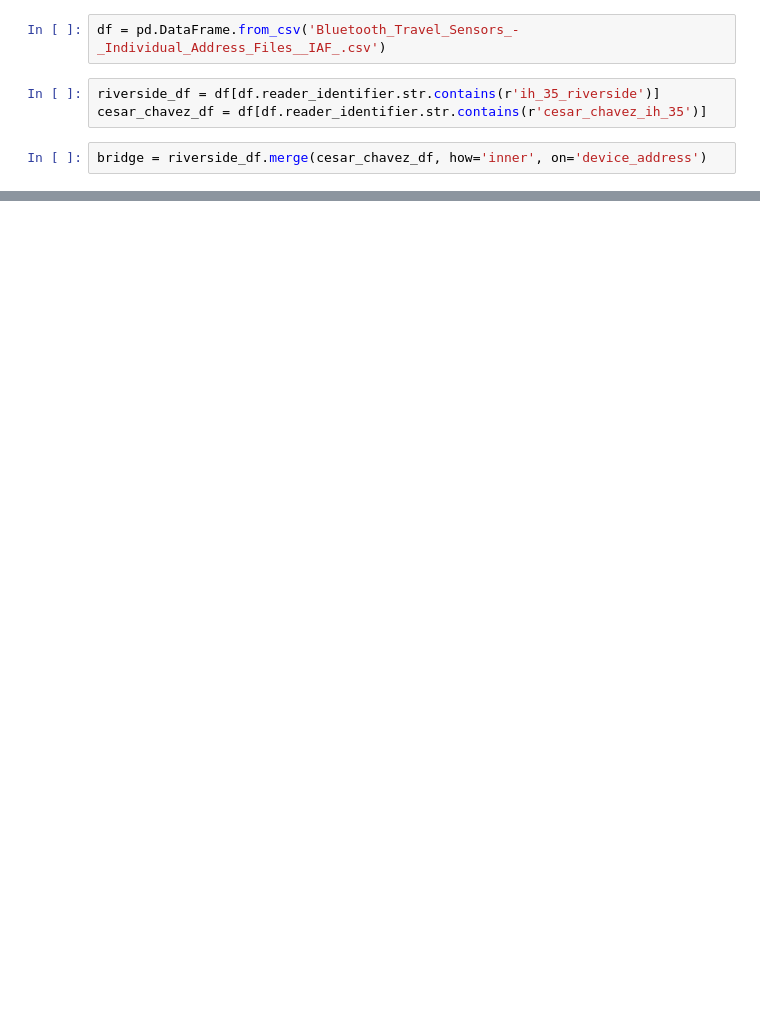
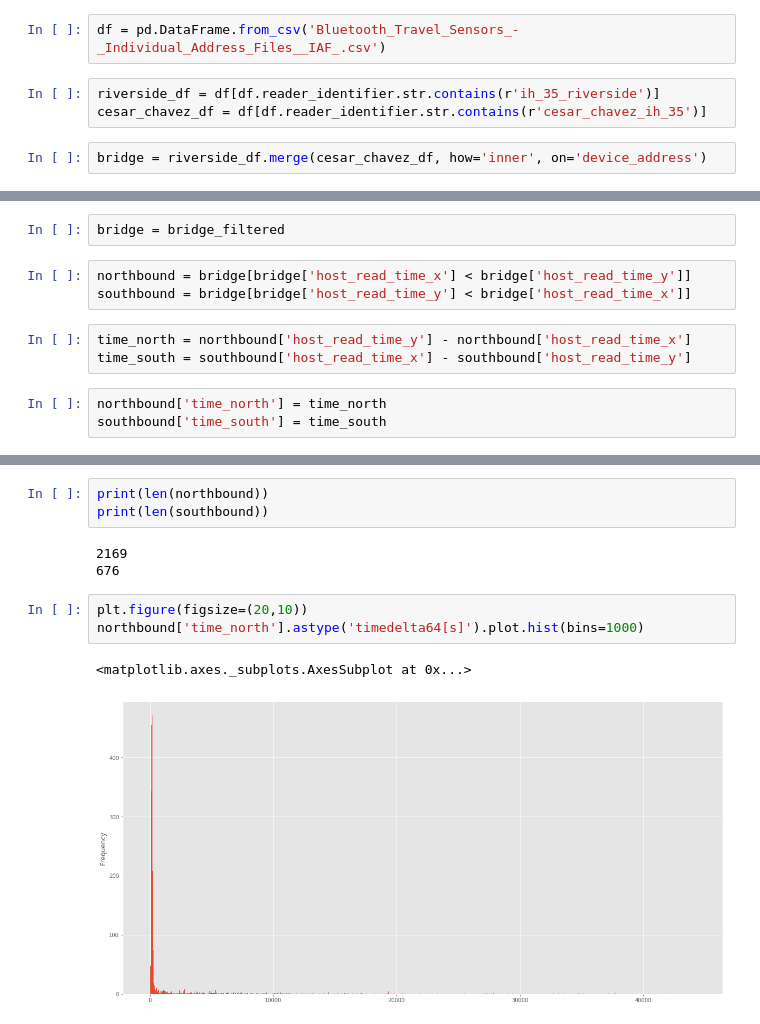
Before and after one commit to codestar12/hackathon-hooli, a Jupyter notebook: Traffic Analytics.ipynb, the cells around one changed output, grey strips where cells are left out. Drawn from its saved outputs; the diff is of its cells as text; blank space fills up the shorter version.

```diff
--- a/Traffic Analytics.ipynb
+++ b/Traffic Analytics.ipynb
@@ -32,0 +34,11 @@ bridge = riverside_df.merge(cesar_chavez_df, how='inner', on='device_address')
+# %%
+bridge = bridge_filtered
+# %%
+northbound = bridge[bridge['host_read_time_x'] < bridge['host_read_time_y']]
+southbound = bridge[bridge['host_read_time_y'] < bridge['host_read_time_x']]
+# %%
+time_north = northbound['host_read_time_y'] - northbound['host_read_time_x']
+time_south = southbound['host_read_time_x'] - southbound['host_read_time_y']
+# %%
+northbound['time_north'] = time_north
+southbound['time_south'] = time_south
@@ -32,0 +56,12 @@ bridge = riverside_df.merge(cesar_chavez_df, how='inner', on='device_address')
+# %%
+print(len(northbound))
+print(len(southbound))
+# %% [output]
+2169
+676
+# %%
+plt.figure(figsize=(20,10))
+northbound['time_north'].astype('timedelta64[s]').plot.hist(bins=1000)
+# %% [output]
+<matplotlib.axes._subplots.AxesSubplot at 0x...>
+[figure, added]
```
Also changed, not shown: parts of 9 cells of this notebook.
